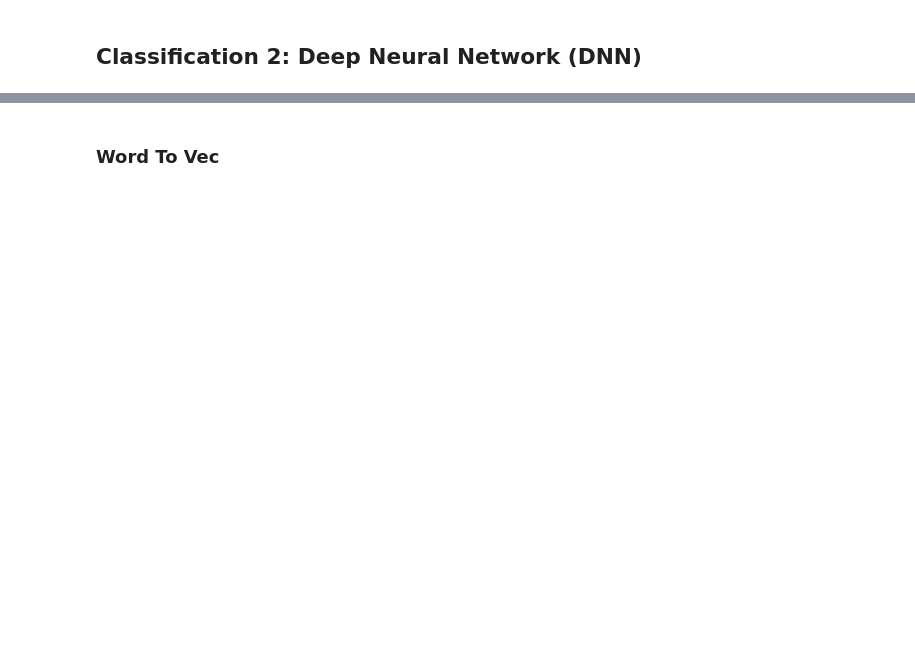
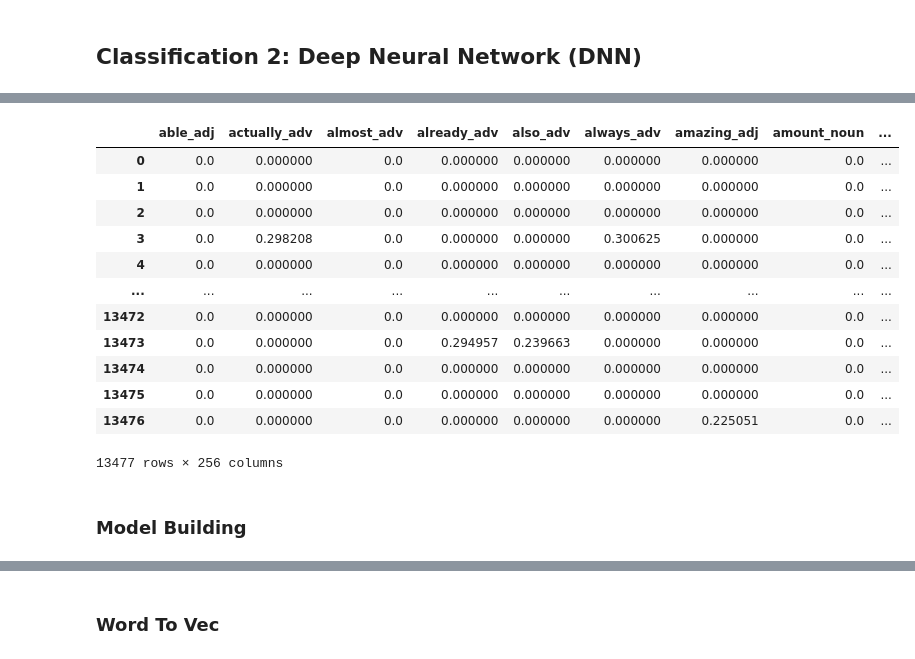
Before and after one commit to Meyjan/Steam-Games-Review-Sentiment-Analysis, a Jupyter notebook: Sentiment Analysis.ipynb, the cells around one changed output, grey strips where cells are left out. Cells and saved outputs as stored; diff of their text form; code cells hidden in the pictures; blank space fills up the shorter version.

```diff
--- a/Sentiment Analysis.ipynb
+++ b/Sentiment Analysis.ipynb
@@ -371,0 +601,18 @@ pickle.dump(clf, open(svm_file, 'wb'))
+# %%
+x_test_tfidf_tagged
+# %% [output]
+|  | able_adj | actually_adv | almost_adv | already_adv | also_adv | always_adv | amazing_adj | amount_noun | ... |
+| 0 | 0.0 | 0.000000 | 0.0 | 0.000000 | 0.000000 | 0.000000 | 0.000000 | 0.0 | ... |
+| 1 | 0.0 | 0.000000 | 0.0 | 0.000000 | 0.000000 | 0.000000 | 0.000000 | 0.0 | ... |
+| 2 | 0.0 | 0.000000 | 0.0 | 0.000000 | 0.000000 | 0.000000 | 0.000000 | 0.0 | ... |
+| 3 | 0.0 | 0.298208 | 0.0 | 0.000000 | 0.000000 | 0.300625 | 0.000000 | 0.0 | ... |
+| 4 | 0.0 | 0.000000 | 0.0 | 0.000000 | 0.000000 | 0.000000 | 0.000000 | 0.0 | ... |
+| ... | ... | ... | ... | ... | ... | ... | ... | ... | ... |
+| 13472 | 0.0 | 0.000000 | 0.0 | 0.000000 | 0.000000 | 0.000000 | 0.000000 | 0.0 | ... |
+| 13473 | 0.0 | 0.000000 | 0.0 | 0.294957 | 0.239663 | 0.000000 | 0.000000 | 0.0 | ... |
+| 13474 | 0.0 | 0.000000 | 0.0 | 0.000000 | 0.000000 | 0.000000 | 0.000000 | 0.0 | ... |
+| 13475 | 0.0 | 0.000000 | 0.0 | 0.000000 | 0.000000 | 0.000000 | 0.000000 | 0.0 | ... |
+| 13476 | 0.0 | 0.000000 | 0.0 | 0.000000 | 0.000000 | 0.000000 | 0.225051 | 0.0 | ... |
+13477 rows × 256 columns
+# %% [markdown]
+### Model Building
```
Also changed, not shown: parts of 66 cells of this notebook.
